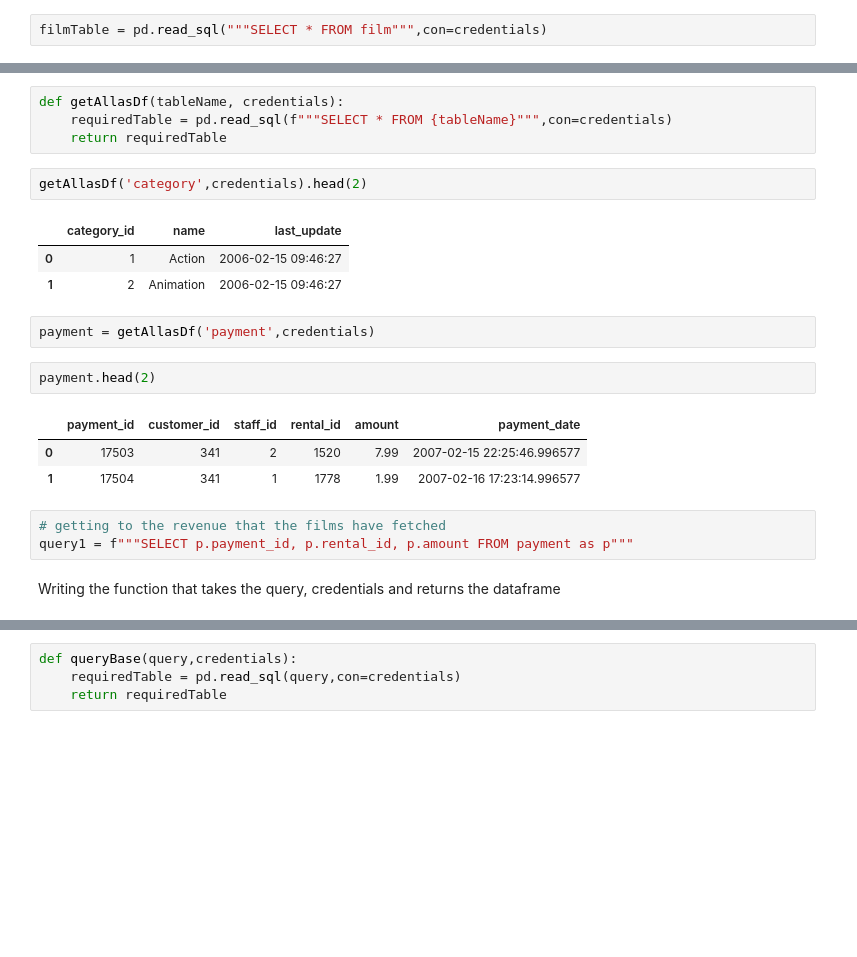
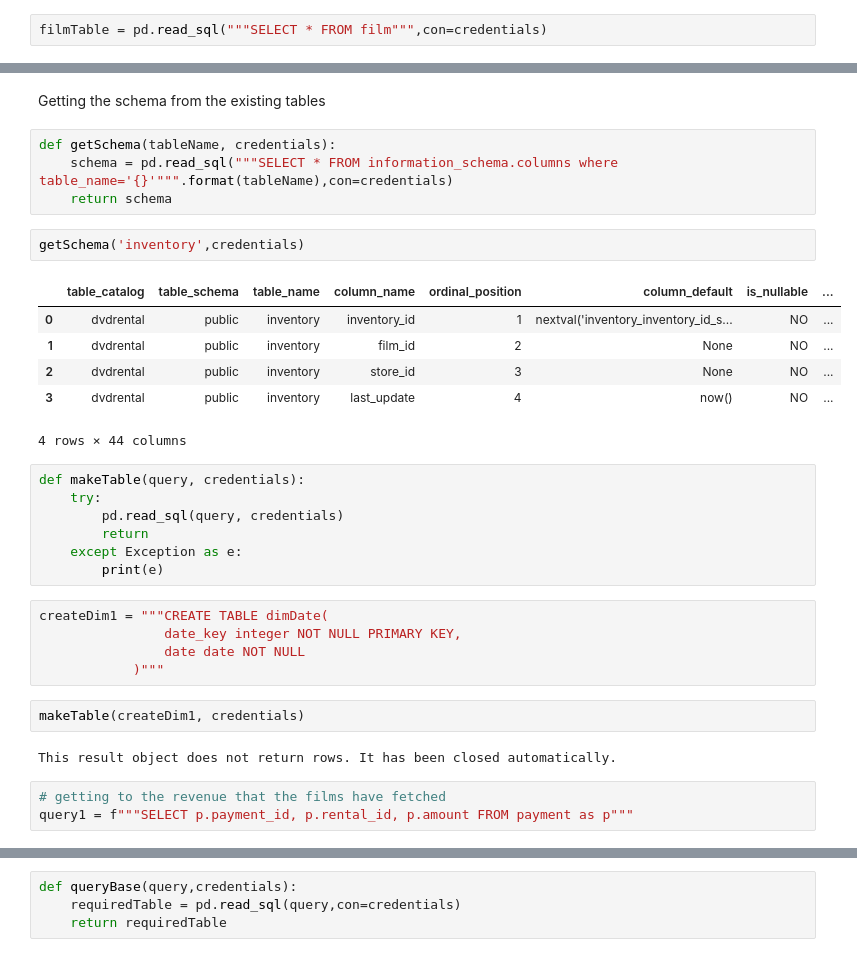
Before and after one commit to idjey/DEtheHardWay, a Jupyter notebook: dvdrental_SchemaImplementation.ipynb, the cells around one changed output, grey strips where cells are left out. Drawn from its saved outputs; the diff is of its cells as text; blank space fills up the shorter version.

Commit message:
Started creating fact and dimensions table on dvd rental

```diff
--- a/dvdrental_schema_gen.ipynb
+++ b/dvdrental_SchemaImplementation.ipynb
@@ -86,26 +36,37 @@ filmTable.head(2)
 |  | film_id | title | description | release_year | language_id | rental_duration | rental_rate | length | ... |
 | 0 | 133 | Chamber Italian | A Fateful Reflection of a Moose A... | 2006 | 1 | 7 | 4.99 | 117 | ... |
 | 1 | 384 | Grosse Wonderful | A Epic Drama of a Cat And a Explo... | 2006 | 1 | 5 | 4.99 | 49 | ... |
+# %% [markdown]
+Getting the schema from the existing tables
 # %%
-def getAllasDf(tableName, credentials):
-    requiredTable = pd.read_sql(f"""SELECT * FROM {tableName}""",con=credentials)
-    return requiredTable
+def getSchema(tableName, credentials):
+    schema = pd.read_sql("""SELECT * FROM information_schema.columns where table_name='{}'""".format(tableName),con=credentials)
+    return schema
+# %%
+getSchema('inventory',credentials)
+# %% [output]
+|  | table_catalog | table_schema | table_name | column_name | ordinal_position | column_default | is_nullable | ... |
+| 0 | dvdrental | public | inventory | inventory_id | 1 | nextval('inventory_inventory_id_s... | NO | ... |
+| 1 | dvdrental | public | inventory | film_id | 2 | None | NO | ... |
+| 2 | dvdrental | public | inventory | store_id | 3 | None | NO | ... |
+| 3 | dvdrental | public | inventory | last_update | 4 | now() | NO | ... |
+4 rows × 44 columns
 # %%
-getAllasDf('category',credentials).head(2)
+def makeTable(query, credentials):
+    try:
+        pd.read_sql(query, credentials)
+        return
+    except Exception as e:
+        print(e)
-# %% [output]
-|  | category_id | name | last_update |
-| 0 | 1 | Action | 2006-02-15 09:46:27 |
-| 1 | 2 | Animation | 2006-02-15 09:46:27 |
 # %%
-payment = getAllasDf('payment',credentials)
+createDim1 = """CREATE TABLE dimDate(
+                date_key integer NOT NULL PRIMARY KEY,
+                date date NOT NULL
+            )"""
 # %%
-payment.head(2)
+makeTable(createDim1, credentials)
 # %% [output]
-|  | payment_id | customer_id | staff_id | rental_id | amount | payment_date |
-| 0 | 17503 | 341 | 2 | 1520 | 7.99 | 2007-02-15 22:25:46.996577 |
-| 1 | 17504 | 341 | 1 | 1778 | 1.99 | 2007-02-16 17:23:14.996577 |
+This result object does not return rows. It has been closed automatically.
 # %%
 # getting to the revenue that the films have fetched
 query1 = f"""SELECT p.payment_id, p.rental_id, p.amount FROM payment as p"""
-# %% [markdown]
-Writing the function that takes the query, credentials and returns the dataframe
```
Also changed, not shown: parts of 30 cells of this notebook.
